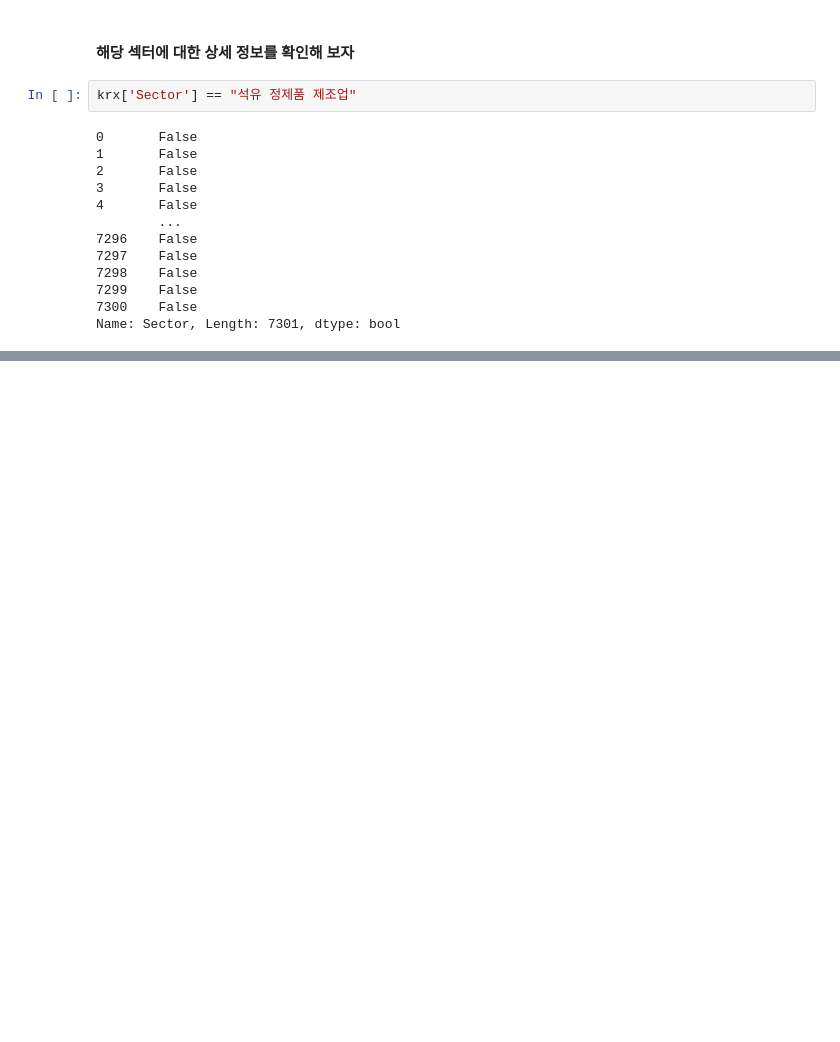
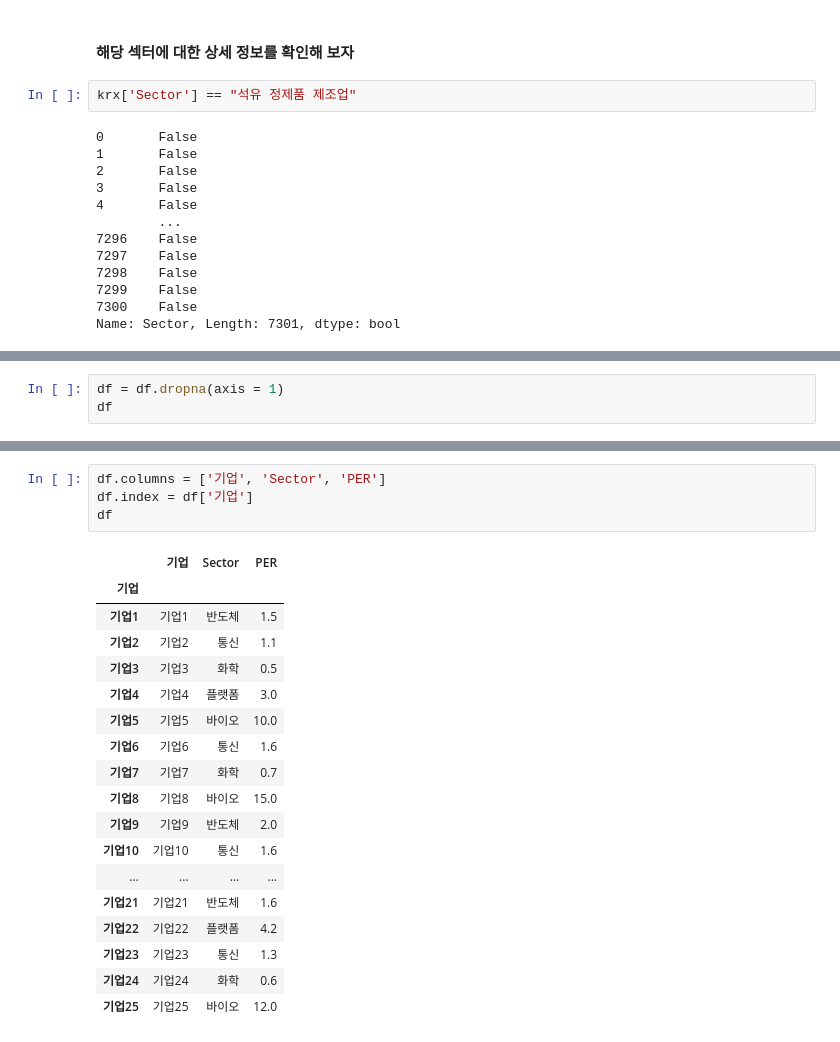
Before and after one commit to DavidEugen/study.python.start, a Jupyter notebook: pandas/03_DataFrame.ipynb, the cells around one changed output, grey strips where cells are left out. Drawn from its saved outputs; the diff is of its cells as text; blank space fills up the shorter version.

```diff
--- a/pandas/03_DataFrame.ipynb
+++ b/pandas/03_DataFrame.ipynb
@@ -1957,0 +2006,3 @@ krx[krx['Sector'] == "석유 정제품 제조업"]
+# %%
+df = df.dropna(axis = 1)
+df
@@ -1957,0 +2027,23 @@ krx[krx['Sector'] == "석유 정제품 제조업"]
+# %%
+df.columns = ['기업', 'Sector', 'PER']
+df.index = df['기업']
+df
+# %% [output]
+|  | 기업 | Sector | PER |
+| 기업 |  |  |  |
+| 기업1 | 기업1 | 반도체 | 1.5 |
+| 기업2 | 기업2 | 통신 | 1.1 |
+| 기업3 | 기업3 | 화학 | 0.5 |
+| 기업4 | 기업4 | 플랫폼 | 3.0 |
+| 기업5 | 기업5 | 바이오 | 10.0 |
+| 기업6 | 기업6 | 통신 | 1.6 |
+| 기업7 | 기업7 | 화학 | 0.7 |
+| 기업8 | 기업8 | 바이오 | 15.0 |
+| 기업9 | 기업9 | 반도체 | 2.0 |
+| 기업10 | 기업10 | 통신 | 1.6 |
+| ... | ... | ... | ... |
+| 기업21 | 기업21 | 반도체 | 1.6 |
+| 기업22 | 기업22 | 플랫폼 | 4.2 |
+| 기업23 | 기업23 | 통신 | 1.3 |
+| 기업24 | 기업24 | 화학 | 0.6 |
+| 기업25 | 기업25 | 바이오 | 12.0 |
```
Also changed, not shown: parts of 14 cells of this notebook, 1 other file.
